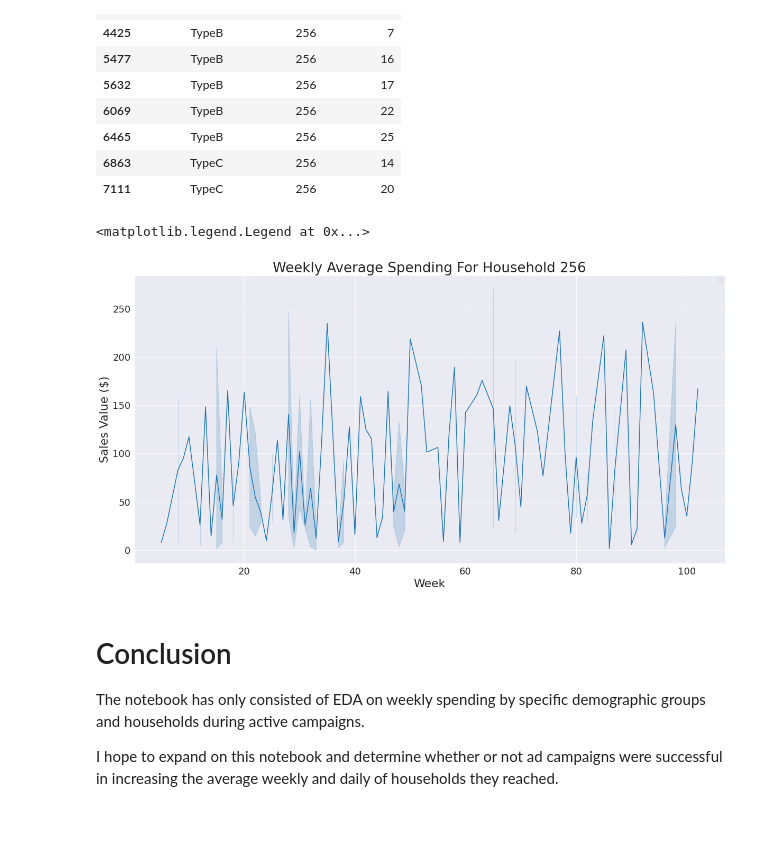
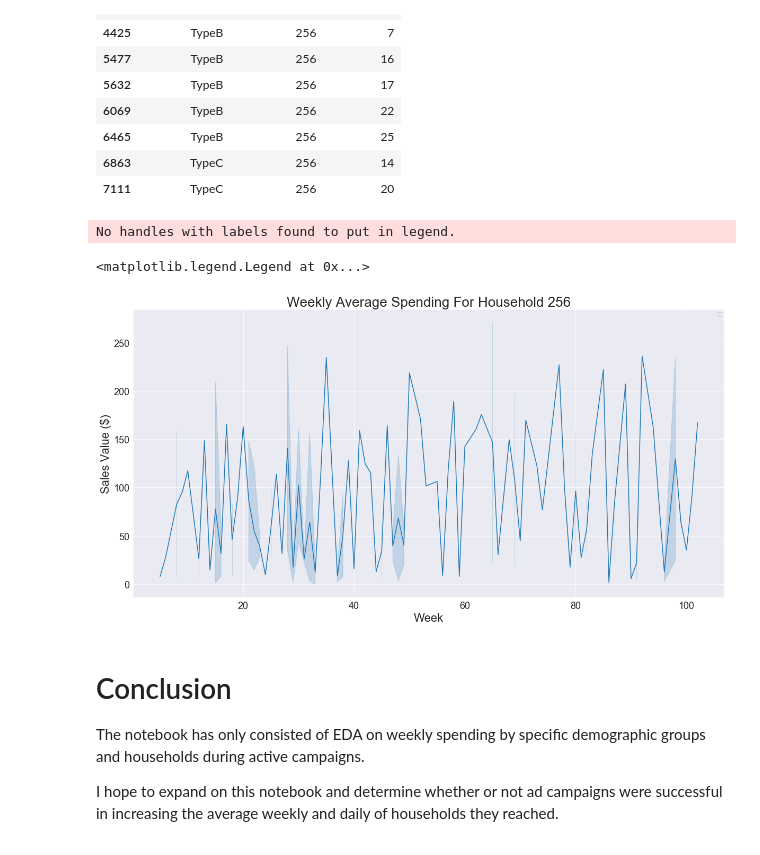
Before and after one commit to simonhchen/Kaggle-Dunnhumby, a Jupyter notebook: dunnhummby-exploratory-data-analysis.ipynb, the cells around one changed output. Drawn from its saved outputs; the diff is of its cells as text; code cells hidden in the pictures.

```diff
--- a/dunnhummby-exploratory-data-analysis.ipynb
+++ b/dunnhummby-exploratory-data-analysis.ipynb
@@ -66,3 +59,12 @@ causal_data = pd.read_csv('/kaggle/input/dunnhumby-the-complete-journey/causal_d
+# %%
+campaign_desc = pd.read_csv('CSV-Files/campaign_desc.csv')
+product = pd.read_csv('CSV-Files/product.csv')
+coupon_redempt = pd.read_csv('CSV-Files/coupon_redempt.csv')
+transaction_data = pd.read_csv('CSV-Files/transaction_data.csv')
+hh_demographic = pd.read_csv('CSV-Files/hh_demographic.csv')
+coupon = pd.read_csv('CSV-Files/coupon.csv')
+campaign_table = pd.read_csv('CSV-Files/campaign_table.csv')
+causal_data = pd.read_csv('CSV-Files/causal_data.csv')
 # %% [markdown]
 # 1. Finding households that have transaction data and demographic data available.
 # %%
@@ -585,23 +588,20 @@ campaign_table[campaign_table['household_key'] == 256]
 # %%
 plt.figure(figsize=(20,10))
 plt.title("Weekly Average Spending For Household 256", size=26)
-
-ax.fill_between(campaign_13_active, y, facecolor='green', alpha=0.3, label='Ad Campaign 13')
-ax.fill_between(campaign_8_active, y, facecolor='yellow', alpha=0.3, label='Ad Campaign 8')
-y = hh_key_166.SALES_VALUE.max()
 
 ax = sns.lineplot(x='WEEK_NO', y='SALES_VALUE',
                   data=hh_key_256,
                   markers=True)
 
 ax.set_xlabel('Week', fontsize=22)
 ax.set_ylabel('Sales Value ($)', fontsize=22)
 ax.tick_params(axis="x", labelsize=18)
 ax.tick_params(axis="y", labelsize=18)
 ax.legend()
 # %% [output]
-<matplotlib.legend.Legend at 0x...>
+No handles with labels found to put in legend.
+<matplotlib.legend.Legend at 0x...>
-[figure, old version]
+[figure, new version]
 # %% [markdown]
 # Conclusion
 
```
Also changed, not shown: parts of 24 cells of this notebook.
